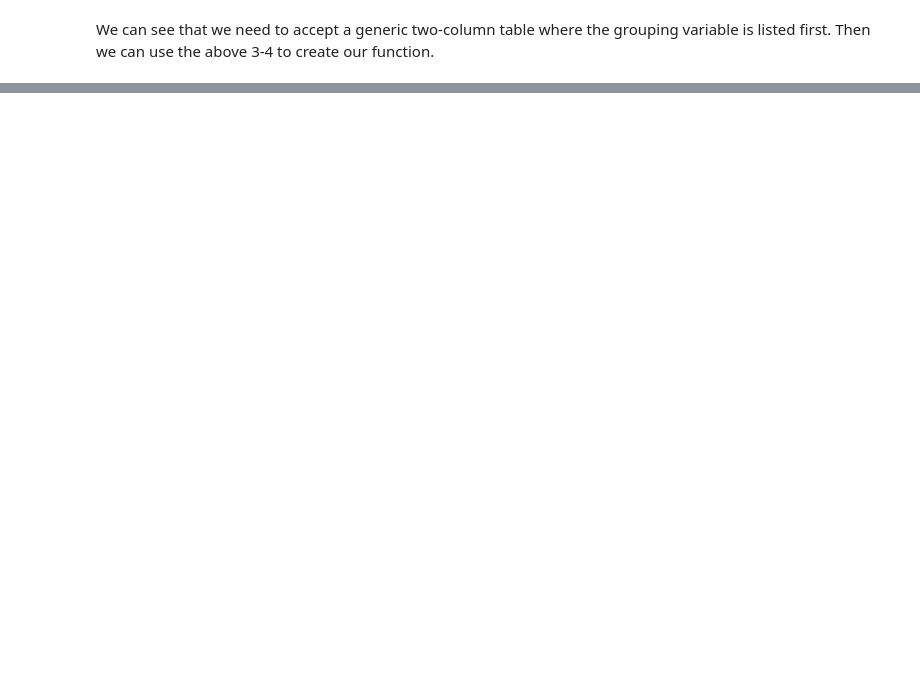
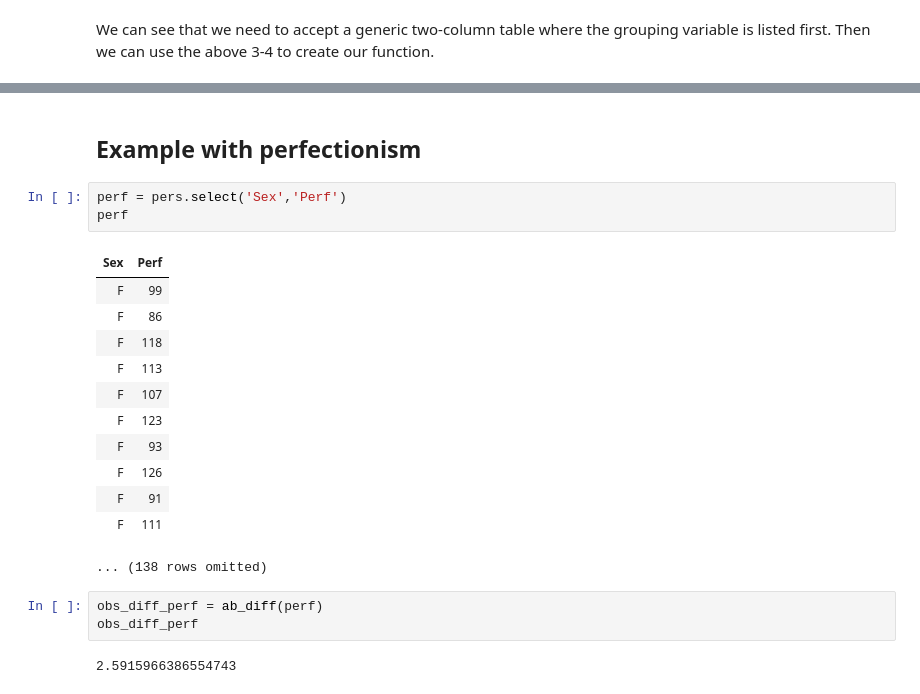
Before and after one commit to StraightDraw/stats, a Jupyter notebook: _build/jupyter_execute/sb/11.ipynb, the cells around one changed output, grey strips where cells are left out. Saved outputs shown, nothing was run; the diff lists cells and outputs as text; blank space fills up the shorter version.

```diff
--- a/_build/jupyter_execute/sb/11.ipynb
+++ b/_build/jupyter_execute/sb/11.ipynb
@@ -212,0 +225,23 @@ ab_hist(diffs,observed_difference)
+# %% [markdown]
+## Example with perfectionism
+# %%
+perf = pers.select('Sex','Perf')
+perf
+# %% [output]
+| Sex | Perf |
+| F | 99 |
+| F | 86 |
+| F | 118 |
+| F | 113 |
+| F | 107 |
+| F | 123 |
+| F | 93 |
+| F | 126 |
+| F | 91 |
+| F | 111 |
+... (138 rows omitted)
+# %%
+obs_diff_perf = ab_diff(perf)
+obs_diff_perf
+# %% [output]
+2.5915966386554743
```
Also changed, not shown: parts of 21 cells of this notebook, 10 other files.
